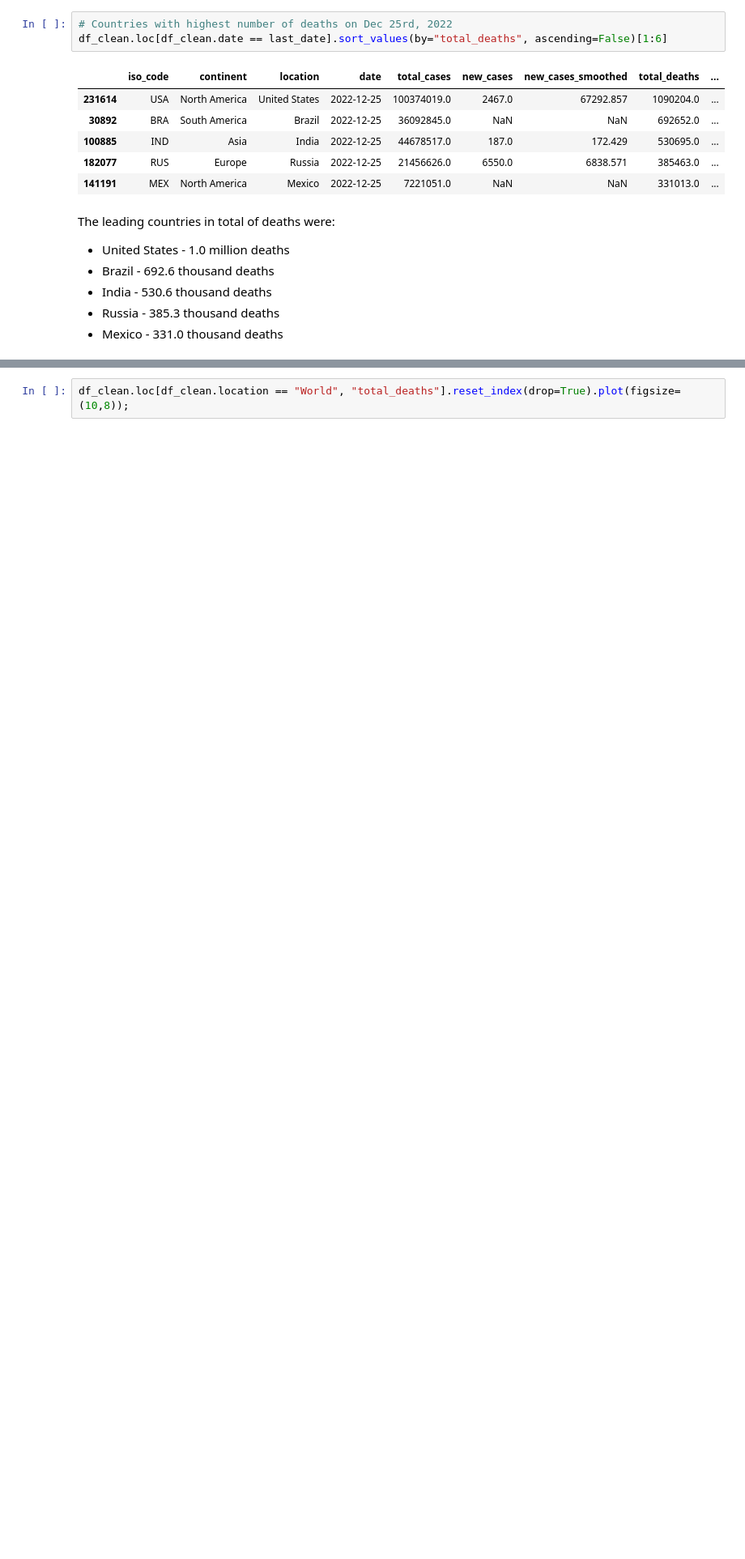
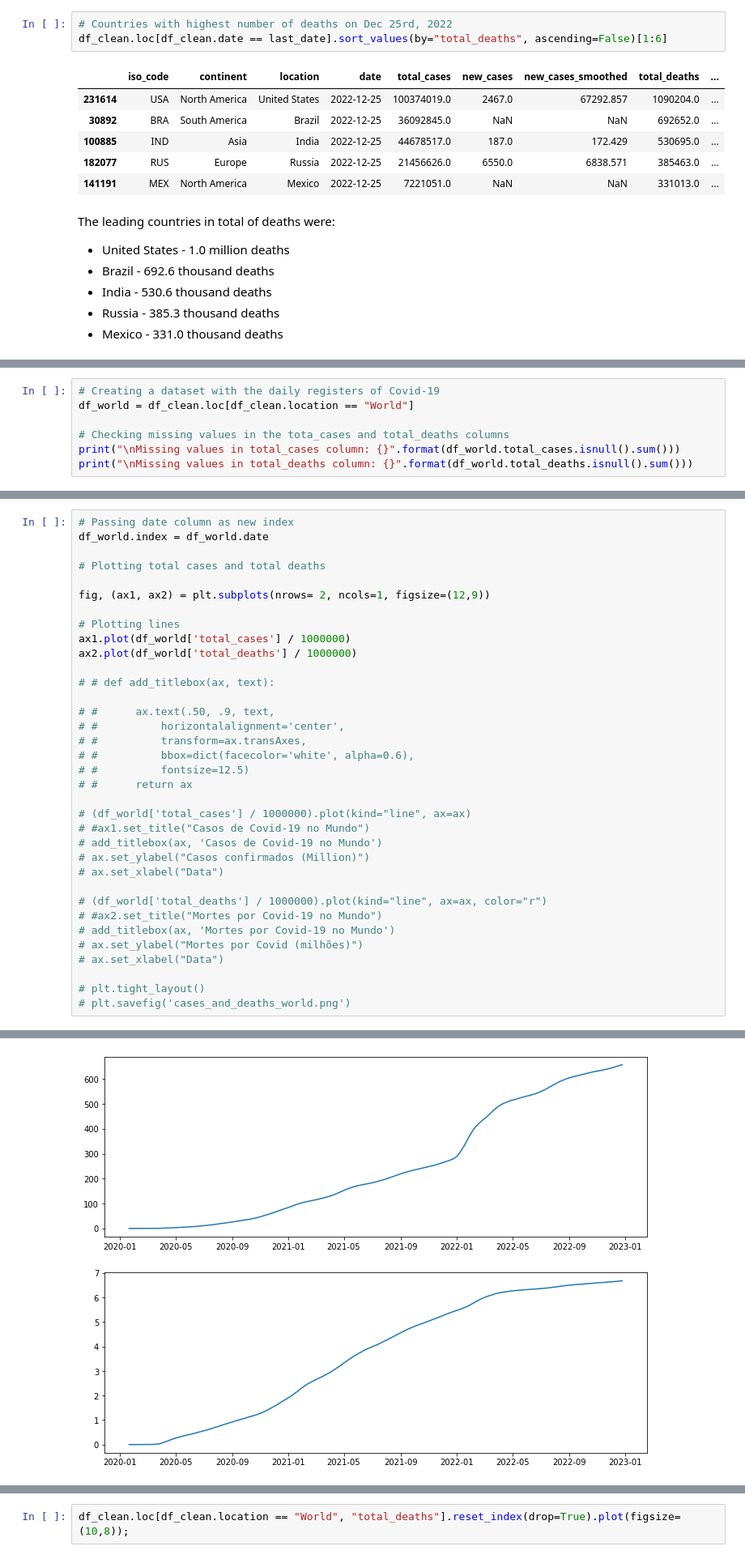
Before and after one commit to Mdrsilva/Covid-19_Data_Analysis, a Jupyter notebook: Covid_19_Data_Analysis.ipynb, the cells around one changed output, grey strips where cells are left out. Shown at 81% size. Saved outputs shown, nothing was run; the diff lists cells and outputs as text; blank space fills up the shorter version.

```diff
--- a/Covid_19_Data_Analysis.ipynb
+++ b/Covid_19_Data_Analysis.ipynb
@@ -477,0 +614,7 @@ One of the best ways to visualize evolution over time is the line chart. Therefo
+# %%
+# Creating a dataset with the daily registers of Covid-19
+df_world = df_clean.loc[df_clean.location == "World"]
+
+# Checking missing values in the tota_cases and total_deaths columns
+print("\nMissing values in total_cases column: {}".format(df_world.total_cases.isnull().sum()))
+print("\nMissing values in total_deaths column: {}".format(df_world.total_deaths.isnull().sum()))
@@ -477,0 +629,36 @@ One of the best ways to visualize evolution over time is the line chart. Therefo
+# %%
+# Passing date column as new index
+df_world.index = df_world.date
+
+# Plotting total cases and total deaths
+
+fig, (ax1, ax2) = plt.subplots(nrows= 2, ncols=1, figsize=(12,9))
+
+# Plotting lines
+ax1.plot(df_world['total_cases'] / 1000000)
+ax2.plot(df_world['total_deaths'] / 1000000)
+
+# # def add_titlebox(ax, text):
+
+# #      ax.text(.50, .9, text,
+# #          horizontalalignment='center',
+# #          transform=ax.transAxes,
+# #          bbox=dict(facecolor='white', alpha=0.6),
+# #          fontsize=12.5)
+# #      return ax
+
+# (df_world['total_cases'] / 1000000).plot(kind="line", ax=ax)
+# #ax1.set_title("Casos de Covid-19 no Mundo")
+# add_titlebox(ax, 'Casos de Covid-19 no Mundo')
+# ax.set_ylabel("Casos confirmados (Million)")
+# ax.set_xlabel("Data")
+
+# (df_world['total_deaths'] / 1000000).plot(kind="line", ax=ax, color="r")
+# #ax2.set_title("Mortes por Covid-19 no Mundo")
+# add_titlebox(ax, 'Mortes por Covid-19 no Mundo')
+# ax.set_ylabel("Mortes por Covid (milhões)")
+# ax.set_xlabel("Data")
+
+# plt.tight_layout()
+# plt.savefig('cases_and_deaths_world.png')
+# %% [output]
@@ -477,0 +666 @@ One of the best ways to visualize evolution over time is the line chart. Therefo
+[figure, added]
```
Also changed, not shown: parts of 40 cells of this notebook.
